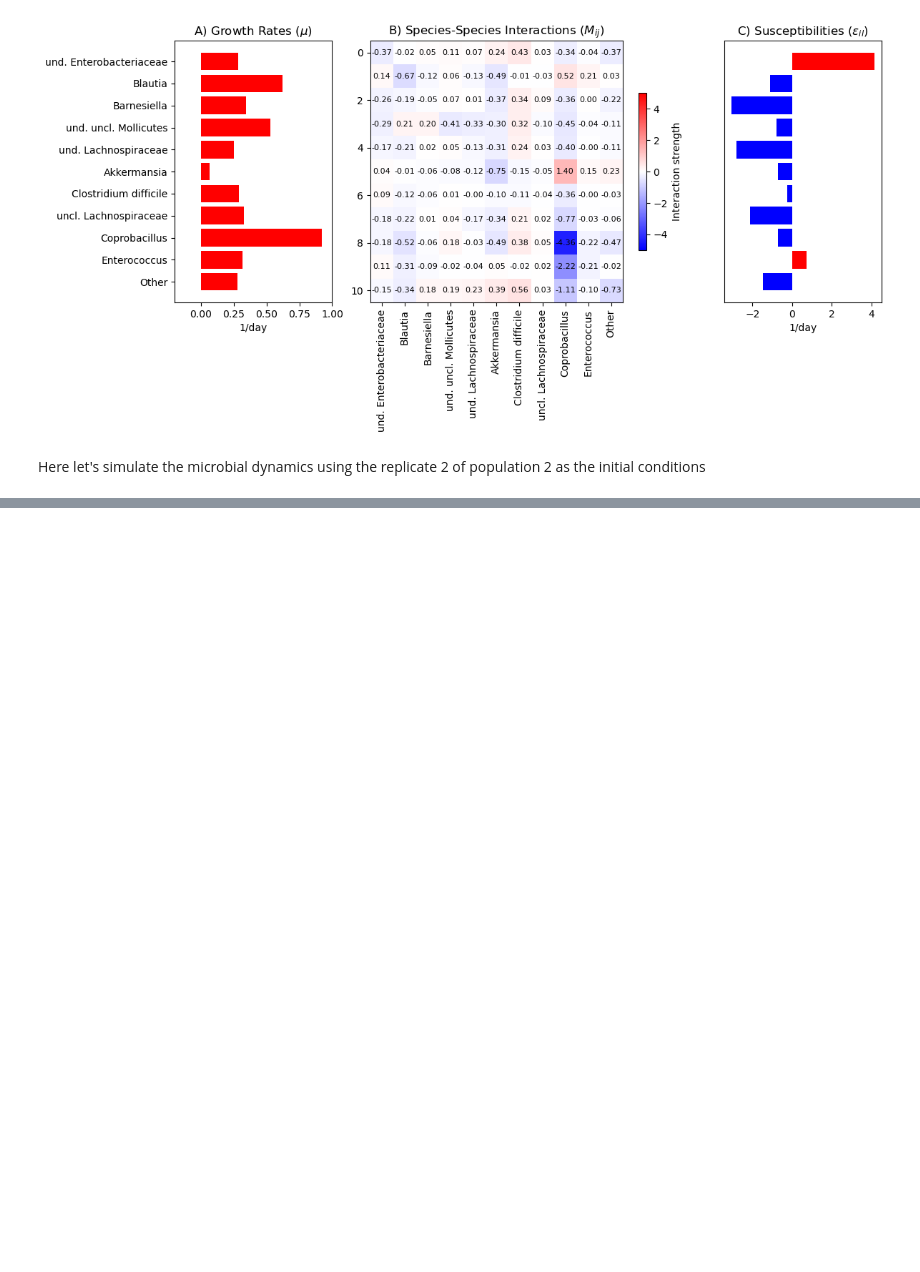
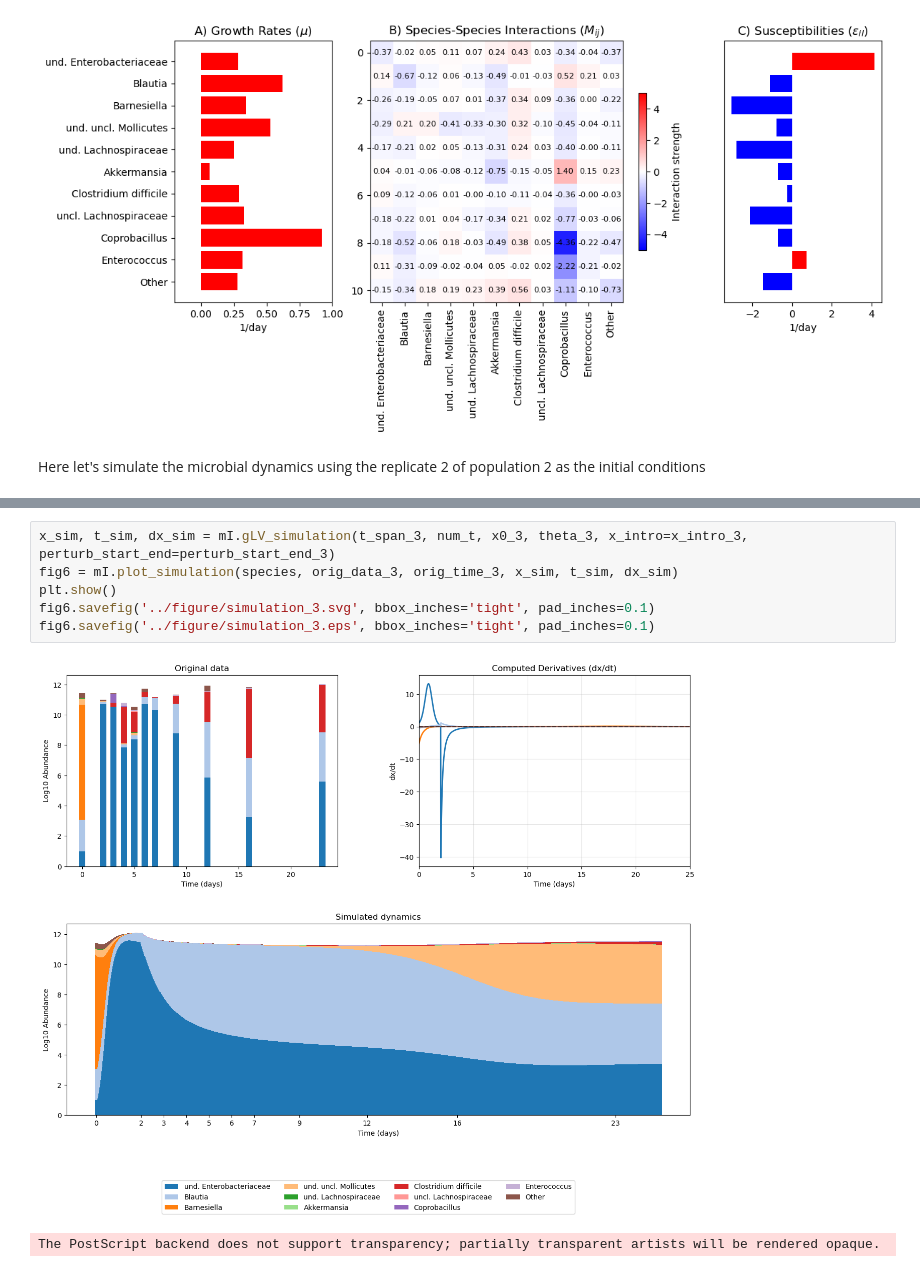
Before and after one commit to BOYANGLI233/gLV-model-implementation, a Jupyter notebook: notebook/gLV_fit.ipynb, the cells around one changed output, grey strips where cells are left out. Cells and saved outputs as stored; diff of their text form; blank space fills up the shorter version.

```diff
--- a/notebook/gLV_fit.ipynb
+++ b/notebook/gLV_fit.ipynb
@@ -247,0 +270,9 @@ plt.show()
+# %%
+x_sim, t_sim, dx_sim = mI.gLV_simulation(t_span_3, num_t, x0_3, theta_3, x_intro=x_intro_3, perturb_start_end=perturb_start_end_3)
+fig6 = mI.plot_simulation(species, orig_data_3, orig_time_3, x_sim, t_sim, dx_sim)
+plt.show()
+fig6.savefig('../figure/simulation_3.svg', bbox_inches='tight', pad_inches=0.1)
+fig6.savefig('../figure/simulation_3.eps', bbox_inches='tight', pad_inches=0.1)
+# %% [output]
+[figure, added]
+The PostScript backend does not support transparency; partially transparent artists will be rendered opaque.
```
Also changed, not shown: parts of 7 cells of this notebook, 25 other files.
